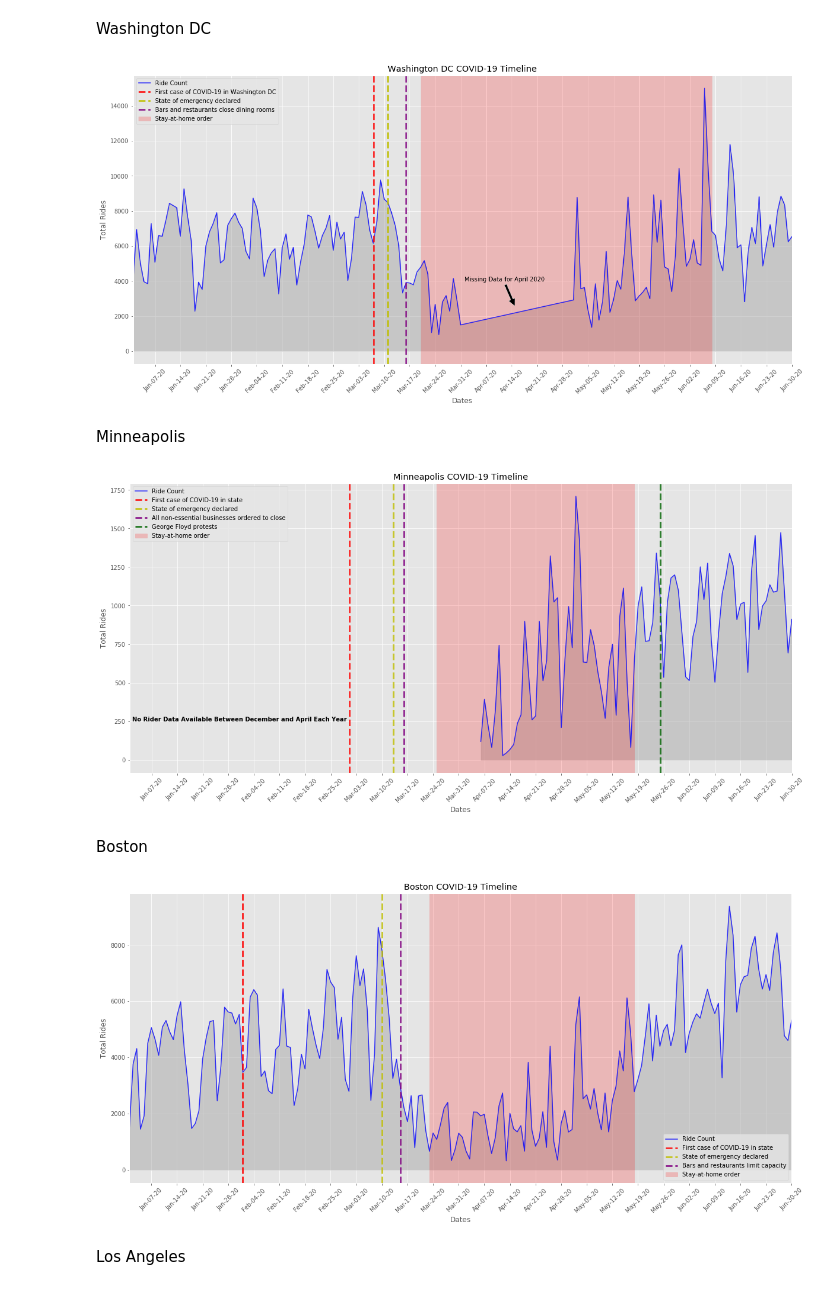
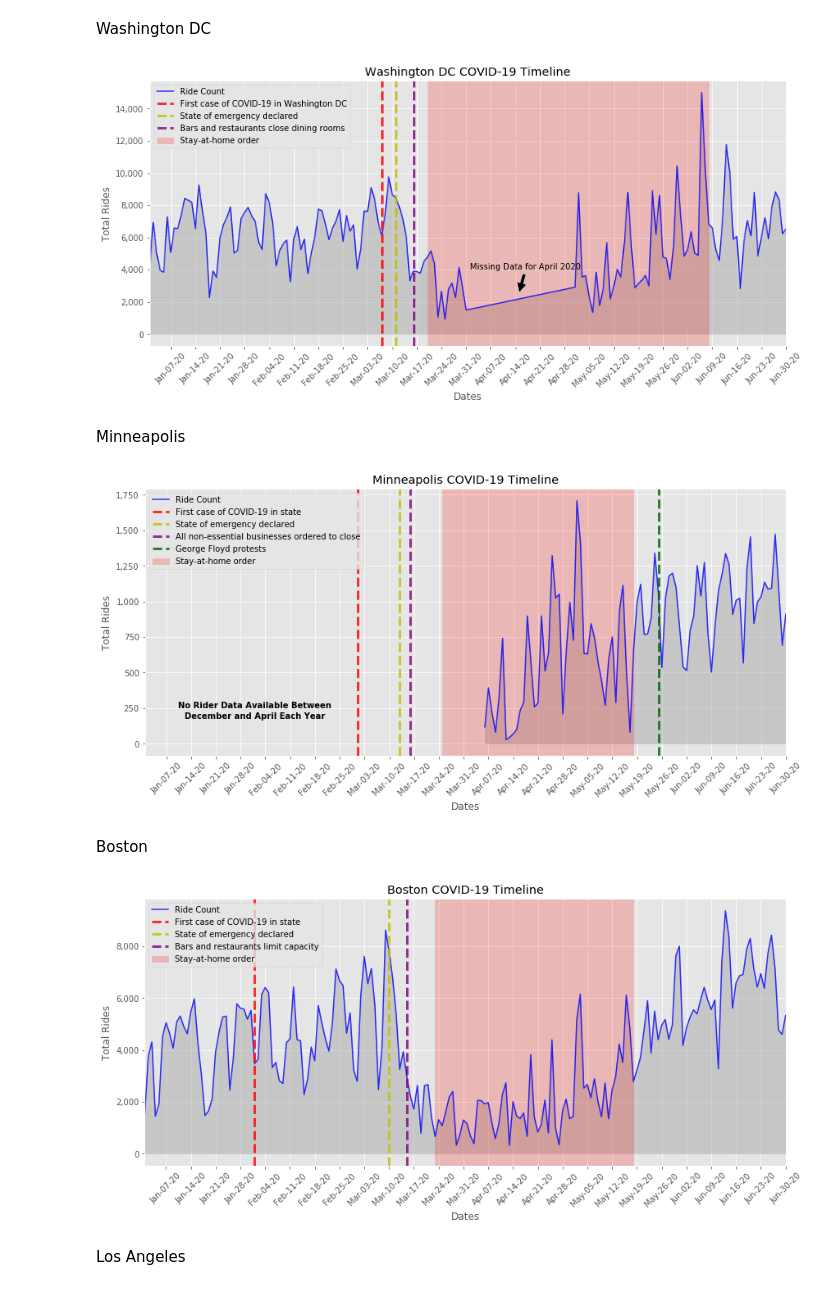
Before and after one commit to richietownsend/bike-share-use-and-covid-19, a Jupyter notebook: notebooks/Compiling Bikeshare DFs.ipynb, the cells around one changed output. Drawn from its saved outputs; the diff is of its cells as text; code cells hidden in the pictures.

```diff
--- a/notebooks/Compiling Bikeshare DFs.ipynb
+++ b/notebooks/Compiling Bikeshare DFs.ipynb
@@ -356,7 +360,7 @@ plt.savefig('../assets/portland_covid_timeline.png');
 # %% [markdown]
 Washington DC
 # %%
-fig, ax1 = plt.subplots(figsize=(20,9)) # setting size of graph area
+fig, ax1 = plt.subplots(figsize=(14,6)) # setting size of graph area
 
 plt.style.use('ggplot')
 
@@ -369,39 +373,40 @@ ax1.plot(dc_covid['ride_date'], dc_covid['ride_count'], color="blue", alpha=0.8,
 
 #set limit on x-axis
 plt.xlim((pd.to_datetime("2020-01-01"),pd.to_datetime("2020-06-30")))
 
 
 # COVID-19 Happenings
 ax1.axvspan(pd.to_datetime('2020-03-20'), pd.to_datetime('2020-06-08'), alpha=0.2, color='red', label= 'Stay-at-home order')
 ax1.axvline(x = pd.to_datetime('2020-03-07'), lw = 3, color = 'red', ls = '--', alpha = 0.8,label= 'First case of COVID-19 in Washington DC')
 ax1.axvline(x = pd.to_datetime('2020-03-11'), lw = 3, color = 'y', ls = '--', alpha = 0.8,label= 'State of emergency declared')
 ax1.axvline(x = pd.to_datetime('2020-03-16'), lw = 3, color = 'purple', ls = '--', alpha = 0.8,label= 'Bars and restaurants close dining rooms')
 # ax1.axvline(x = '2020-04-28', lw = 3, color = 'darkgreen', ls = ':', alpha = 0.8,label= '')
 # ax1.axvline(x = '2020-10-01', lw = 3, color = 'tab:olive', ls = '--', alpha = 0.8,label= '')
 # ax1.axvline(x = '2021-04-15', lw = 3, color = 'tab:orange', ls = 'dashdot', alpha = 0.8,label= 'Vaccinations available to ages 16+')
 
 # ax1.text(pd.to_datetime('2020-04-15'), 4000, 'No Data Available for April 2020', ha='center')
 ax1.annotate('Missing Data for April 2020', xy=(pd.to_datetime('2020-04-15'), 2500), xytext=(pd.to_datetime('2020-04-01'), 4000),
             arrowprops=dict(facecolor='black', shrink=0.05),)
 
 # formatting x axis date to show month and year
 ax1.xaxis.set_major_locator(mdates.WeekdayLocator(interval=1))
 ax1.xaxis.set_major_formatter(mdates.DateFormatter('%b-%d-%y'))
 plt.xticks(rotation=45)
+ax1.yaxis.set_major_formatter(tkr.StrMethodFormatter('{x:,.0f}'))
 
 # Add titles
 plt.title("Washington DC COVID-19 Timeline")
 ax1.set_xlabel("Dates")
 ax1.set_ylabel('Total Rides')
 ax1.legend()
 
-plt.savefig('../assets/dc_covid_timeline.png');
+plt.savefig('../assets/dc_covid_timeline.png', bbox_inches='tight', pad_inches=.1);
 # %% [output]
-[figure, old version]
+[figure, new version]
 # %% [markdown]
 Minneapolis
 # %%
-fig, ax1 = plt.subplots(figsize=(20,9)) # setting size of graph area
+fig, ax1 = plt.subplots(figsize=(14,6)) # setting size of graph area
 
 plt.style.use('ggplot')
 
@@ -423,12 +428,14 @@ ax1.axvline(x = pd.to_datetime('2020-03-16'), lw = 3, color = 'purple', ls = '--
 ax1.axvline(x = pd.to_datetime('2020-05-25'), lw = 3, color = 'darkgreen', ls = '--', alpha = 0.8,label= 'George Floyd protests')
 # ax1.axvline(x = '2021-04-15', lw = 3, color = 'tab:orange', ls = 'dashdot', alpha = 0.8,label= 'Vaccinations available to ages 16+')
 
-ax1.text(pd.to_datetime('2020-01-31'), 250, 'No Rider Data Available Between December and April Each Year', ha='center', weight='bold')
+ax1.text(pd.to_datetime('2020-02-01'), 250, 'No Rider Data Available Between', ha='center', weight='bold')
+ax1.text(pd.to_datetime('2020-02-01'), 175, 'December and April Each Year', ha='center', weight='bold')
 
 # formatting x axis date to show month and year
 ax1.xaxis.set_major_locator(mdates.WeekdayLocator(interval=1))
 ax1.xaxis.set_major_formatter(mdates.DateFormatter('%b-%d-%y'))
 plt.xticks(rotation=45)
+ax1.yaxis.set_major_formatter(tkr.StrMethodFormatter('{x:,.0f}'))
 
 # Add titles
 plt.title("Minneapolis COVID-19 Timeline")
@@ -436,13 +443,13 @@ ax1.set_xlabel("Dates")
 ax1.set_ylabel('Total Rides')
 ax1.legend()
 
-plt.savefig('../assets/minneapolis_covid_timeline.png');
+plt.savefig('../assets/minneapolis_covid_timeline.png', bbox_inches='tight', pad_inches=.1);
 # %% [output]
-[figure, old version]
+[figure, new version]
 # %% [markdown]
 Boston
 # %%
-fig, ax1 = plt.subplots(figsize=(20,9)) # setting size of graph area
+fig, ax1 = plt.subplots(figsize=(14,6)) # setting size of graph area
 
 plt.style.use('ggplot')
 
@@ -469,6 +476,7 @@ ax1.axvline(x = pd.to_datetime('2020-03-15'), lw = 3, color = 'purple', ls = '--
 ax1.xaxis.set_major_locator(mdates.WeekdayLocator(interval=1))
 ax1.xaxis.set_major_formatter(mdates.DateFormatter('%b-%d-%y'))
 plt.xticks(rotation=45)
+ax1.yaxis.set_major_formatter(tkr.StrMethodFormatter('{x:,.0f}'))
 
 # Add titles
 plt.title("Boston COVID-19 Timeline")
@@ -476,9 +484,9 @@ ax1.set_xlabel("Dates")
 ax1.set_ylabel('Total Rides')
 ax1.legend()
 
-plt.savefig('../assets/boston_covid_timeline.png');
+plt.savefig('../assets/boston_covid_timeline.png', bbox_inches='tight', pad_inches=.1);
 # %% [output]
-[figure, old version]
+[figure, new version]
 # %% [markdown]
 Los Angeles
 # %%
```
Also changed, not shown: parts of 7 cells of this notebook, 16 other files.
